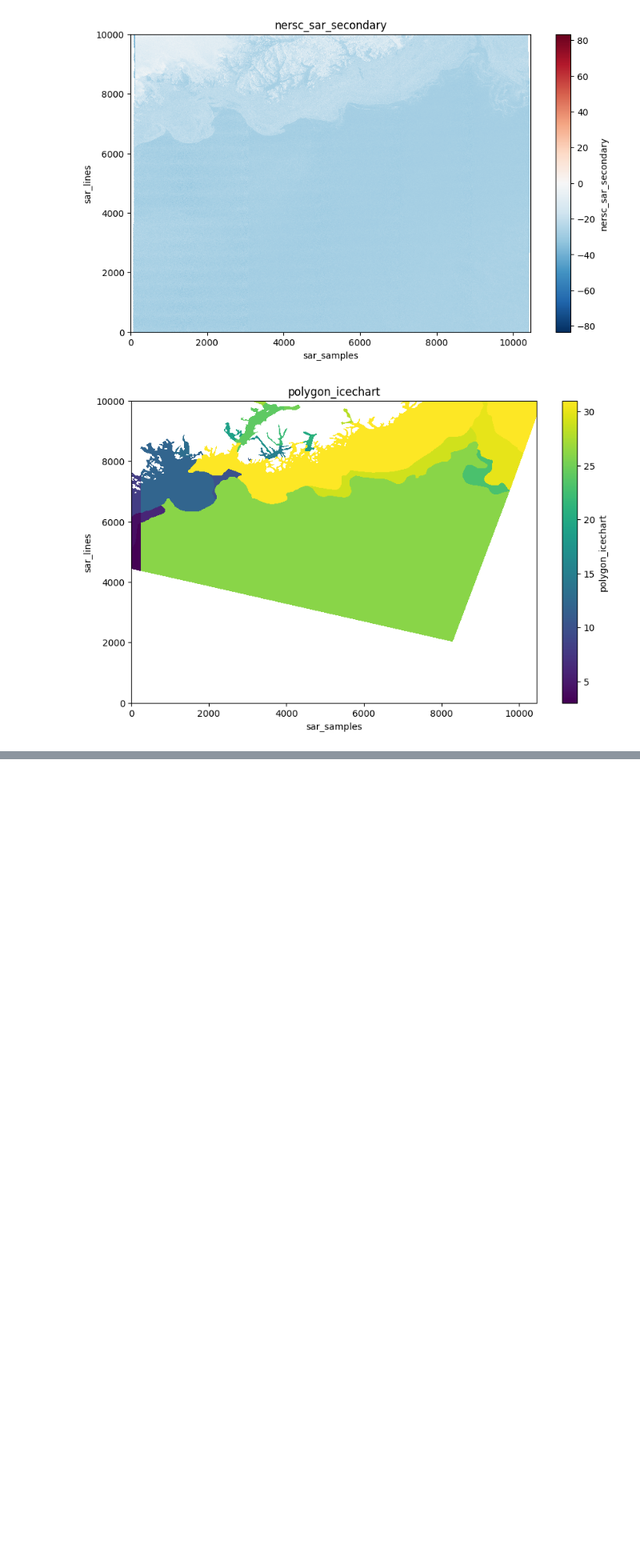
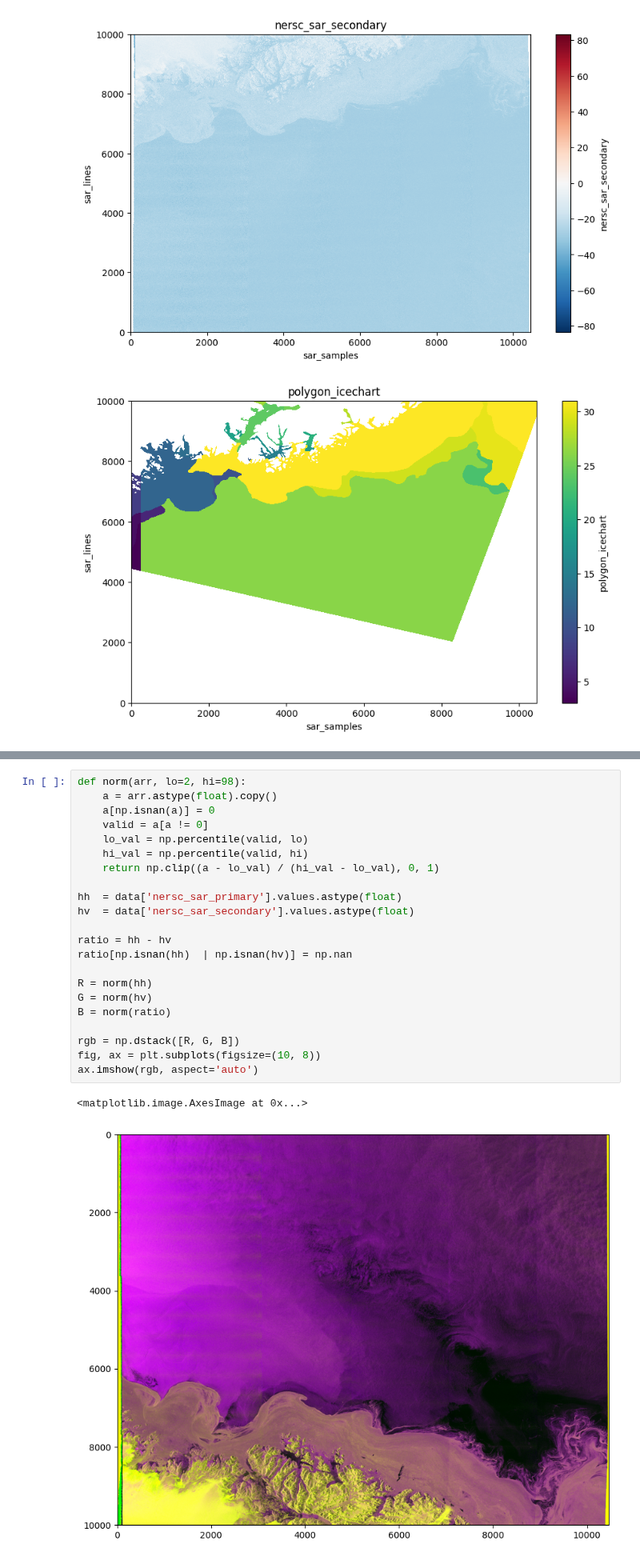
Before and after one commit to sparkgeo/arctic-showcase, a Jupyter notebook: notebooks/eda-raw-data.ipynb, the cells around one changed output, grey strips where cells are left out. Shown at 80% size. Saved outputs shown, nothing was run; the diff lists cells and outputs as text; blank space fills up the shorter version.

```diff
--- a/notebooks/eda-raw-data.ipynb
+++ b/notebooks/eda-raw-data.ipynb
@@ -60,0 +119,25 @@ KeyboardInterrupt:
+# %%
+def norm(arr, lo=2, hi=98):
+    a = arr.astype(float).copy()
+    a[np.isnan(a)] = 0
+    valid = a[a != 0]
+    lo_val = np.percentile(valid, lo)
+    hi_val = np.percentile(valid, hi)
+    return np.clip((a - lo_val) / (hi_val - lo_val), 0, 1)
+
+hh  = data['nersc_sar_primary'].values.astype(float)
+hv  = data['nersc_sar_secondary'].values.astype(float)
+
+ratio = hh - hv
+ratio[np.isnan(hh)  | np.isnan(hv)] = np.nan
+
+R = norm(hh)
+G = norm(hv)
+B = norm(ratio)
+
+rgb = np.dstack([R, G, B])
+fig, ax = plt.subplots(figsize=(10, 8))
+ax.imshow(rgb, aspect='auto')
+# %% [output]
+<matplotlib.image.AxesImage at 0x...>
+[figure, added]
```
Also changed, not shown: parts of 7 cells of this notebook.
